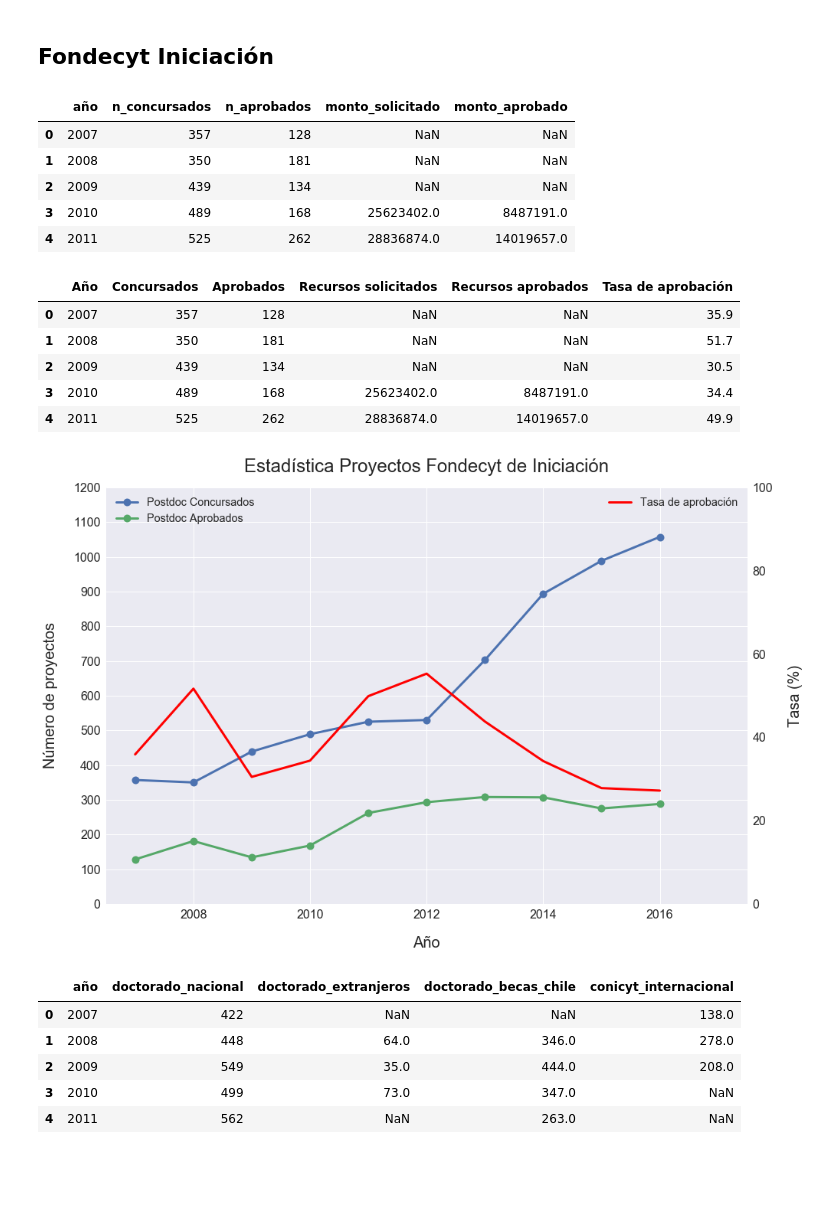
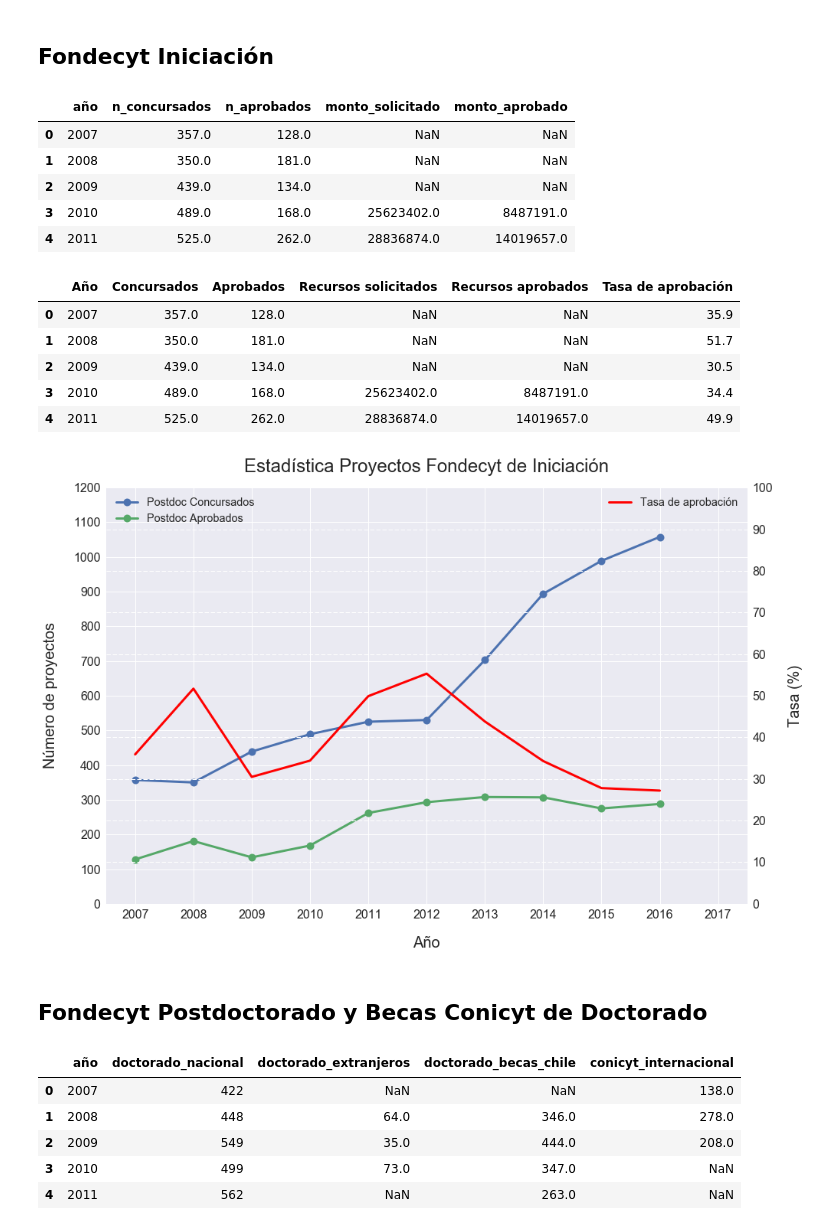
Before and after one commit to anipchile/conicyt, a Jupyter notebook: fondecyt/Analisis Fondecyt.ipynb, the cells around one changed output. Cells and saved outputs as stored; diff of their text form; code cells hidden in the pictures; blank space fills up the shorter version.

```diff
--- a/fondecyt/Analisis Fondecyt.ipynb
+++ b/fondecyt/Analisis Fondecyt.ipynb
@@ -73,47 +77,54 @@ fig.savefig('figures/estadistica_proyectos_fondecyt_postdoc.pdf')
 # %% [markdown]
 ## Fondecyt Iniciación
 # %%
-fondecyt = pd.read_csv('data/tabular/fondecyt iniciacion 2010-2017.csv')
+fondecyt = pd.read_csv('data/tabular/fondecyt iniciacion 2007-2017.csv')
 fondecyt.head()
 # %% [output]
 |  | año | n_concursados | n_aprobados | monto_solicitado | monto_aprobado |
-| 0 | 2007 | 357 | 128 | NaN | NaN |
-| 1 | 2008 | 350 | 181 | NaN | NaN |
-| 2 | 2009 | 439 | 134 | NaN | NaN |
-| 3 | 2010 | 489 | 168 | 25623402.0 | 8487191.0 |
-| 4 | 2011 | 525 | 262 | 28836874.0 | 14019657.0 |
+| 0 | 2007 | 357.0 | 128.0 | NaN | NaN |
+| 1 | 2008 | 350.0 | 181.0 | NaN | NaN |
+| 2 | 2009 | 439.0 | 134.0 | NaN | NaN |
+| 3 | 2010 | 489.0 | 168.0 | 25623402.0 | 8487191.0 |
+| 4 | 2011 | 525.0 | 262.0 | 28836874.0 | 14019657.0 |
 # %%
 fondecyt=fondecyt.rename(columns = {'año':'Año', 'n_concursados':'Concursados', 'n_aprobados':'Aprobados',
                                    'monto_solicitado':'Recursos solicitados', 'monto_aprobado':'Recursos aprobados'})
 fondecyt['Tasa de aprobación']=np.round(fondecyt['Aprobados']/fondecyt['Concursados']*100,decimals=1)
+fondecyt_iniciacion=fondecyt.copy()
 fondecyt.head()
 # %% [output]
 |  | Año | Concursados | Aprobados | Recursos solicitados | Recursos aprobados | Tasa de aprobación |
-| 0 | 2007 | 357 | 128 | NaN | NaN | 35.9 |
-| 1 | 2008 | 350 | 181 | NaN | NaN | 51.7 |
-| 2 | 2009 | 439 | 134 | NaN | NaN | 30.5 |
-| 3 | 2010 | 489 | 168 | 25623402.0 | 8487191.0 | 34.4 |
-| 4 | 2011 | 525 | 262 | 28836874.0 | 14019657.0 | 49.9 |
+| 0 | 2007 | 357.0 | 128.0 | NaN | NaN | 35.9 |
+| 1 | 2008 | 350.0 | 181.0 | NaN | NaN | 51.7 |
+| 2 | 2009 | 439.0 | 134.0 | NaN | NaN | 30.5 |
+| 3 | 2010 | 489.0 | 168.0 | 25623402.0 | 8487191.0 | 34.4 |
+| 4 | 2011 | 525.0 | 262.0 | 28836874.0 | 14019657.0 | 49.9 |
 # %%
 fig, ax = plt.subplots(figsize=(15, 10))
 ax2 = ax.twinx()
 
 fondecyt.plot(kind='line', x='Año', y='Concursados', marker='o', markersize=10, ax=ax, label='Postdoc Concursados')
 fondecyt.plot(kind='line', x='Año', y='Aprobados', marker='o', markersize=10, ax=ax, label='Postdoc Aprobados')
+ax.set_xlim([2006.5,2017.5])
 ax.set_ylim([0,1200])
 ax.yaxis.set_ticks(np.arange(0, 1300, 100))
 ax.legend(loc=2)
 
 fondecyt.plot(kind='line', x='Año', y='Tasa de aprobación', color='red', grid=False, ax=ax2)
 ax2.set_ylim([0,100])
+ax2.yaxis.set_ticks(np.arange(0,110,10))
 ax2.set_xlim([2006.5,2017.5])
+ax2.xaxis.set_ticks(np.arange(2007, 2018, 1))
+ax2.grid(linestyle='--')
 ax2.legend(loc=1)
 
 ax.set_title('Estadística Proyectos Fondecyt de Iniciación')
 ax.set_ylabel('Número de proyectos')
 ax2.set_ylabel('Tasa (%)')
 
 fig.savefig('figures/estadistica_proyectos_fondecyt_iniciacion.pdf')
 # %% [output]
-[figure, old version]
+[figure, new version]
+# %% [markdown]
+## Fondecyt Postdoctorado y Becas Conicyt de Doctorado
 # %%
```
Also changed, not shown: parts of 8 cells of this notebook, 12 other files.
